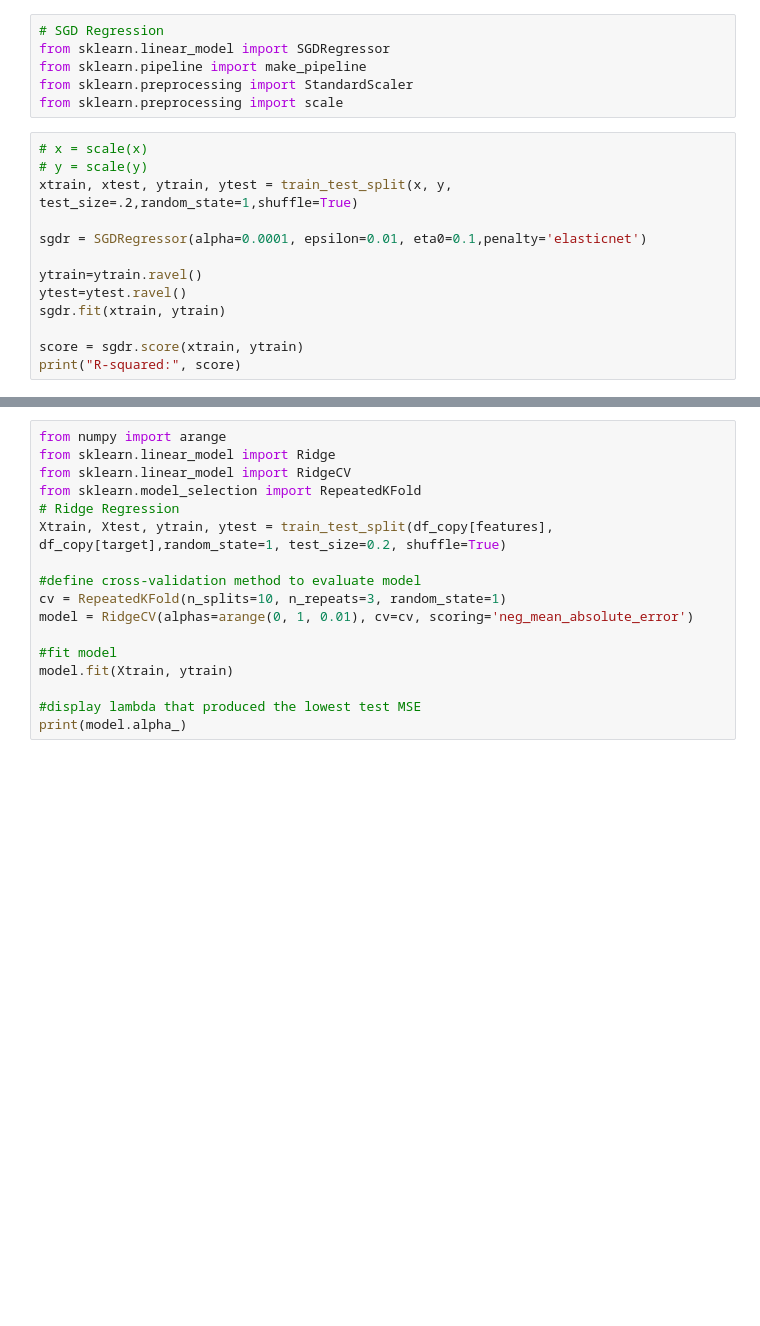
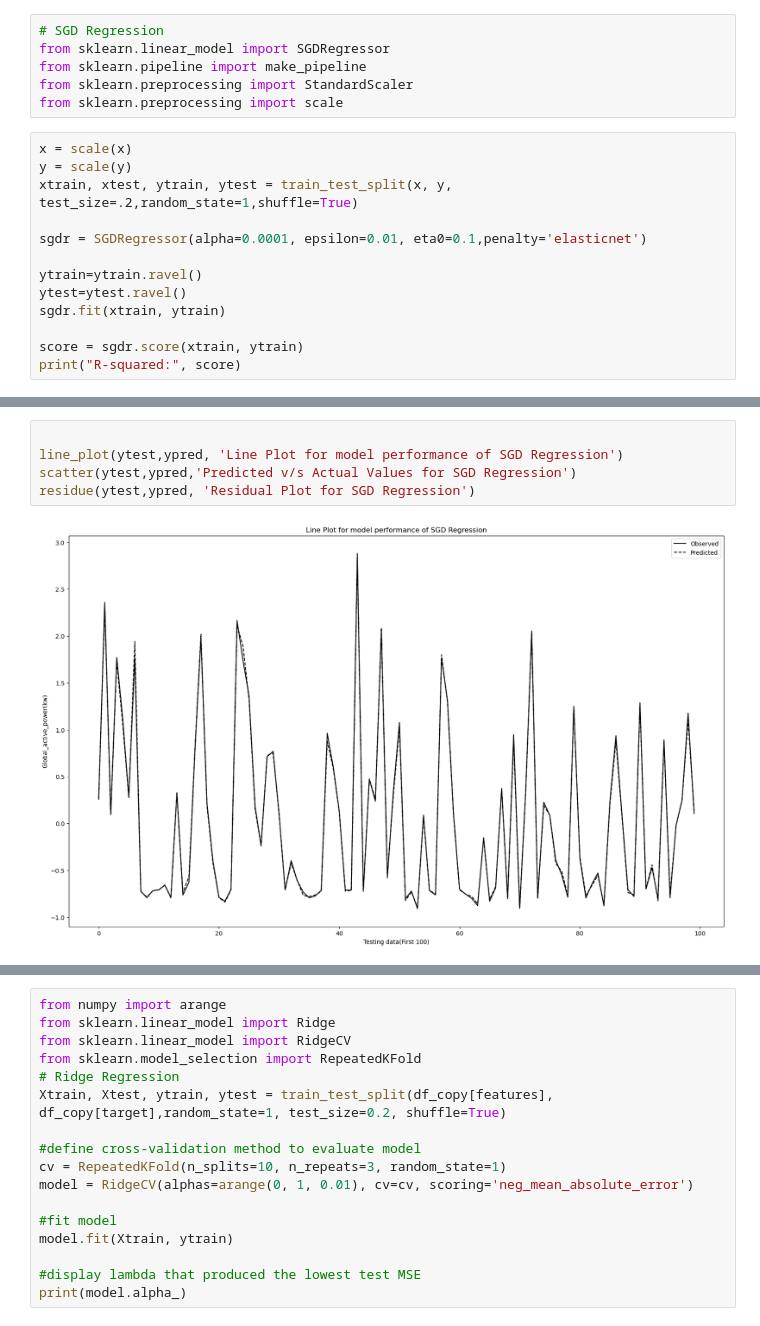
Before and after one commit to Shivansh20128/Electricity-Consumption-for-Household-Appliances, a Jupyter notebook: ML Project.ipynb, the cells around one changed output, grey strips where cells are left out. Drawn from its saved outputs; the diff is of its cells as text; blank space fills up the shorter version.

```diff
--- a/ML Project.ipynb
+++ b/ML Project.ipynb
@@ -615,8 +609,8 @@ from sklearn.pipeline import make_pipeline
 from sklearn.preprocessing import StandardScaler
 from sklearn.preprocessing import scale
 # %%
-# x = scale(x)
-# y = scale(y)
+x = scale(x)
+y = scale(y)
 xtrain, xtest, ytrain, ytest = train_test_split(x, y, test_size=.2,random_state=1,shuffle=True)
 
 sgdr = SGDRegressor(alpha=0.0001, epsilon=0.01, eta0=0.1,penalty='elasticnet')
@@ -658,0 +645,7 @@ residue(ytest,ypred)
+# %%
+
+line_plot(ytest,ypred, 'Line Plot for model performance of SGD Regression')
+scatter(ytest,ypred,'Predicted v/s Actual Values for SGD Regression')
+residue(ytest,ypred, 'Residual Plot for SGD Regression')
+# %% [output]
+[figure, added]
```
Also changed, not shown: parts of 21 cells of this notebook.
